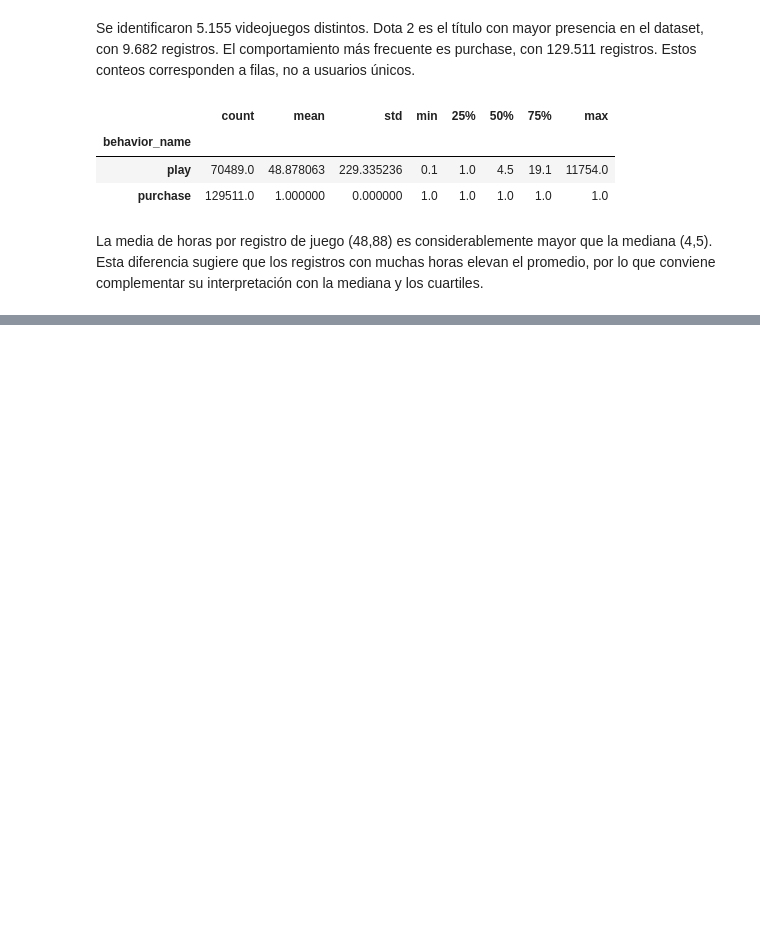
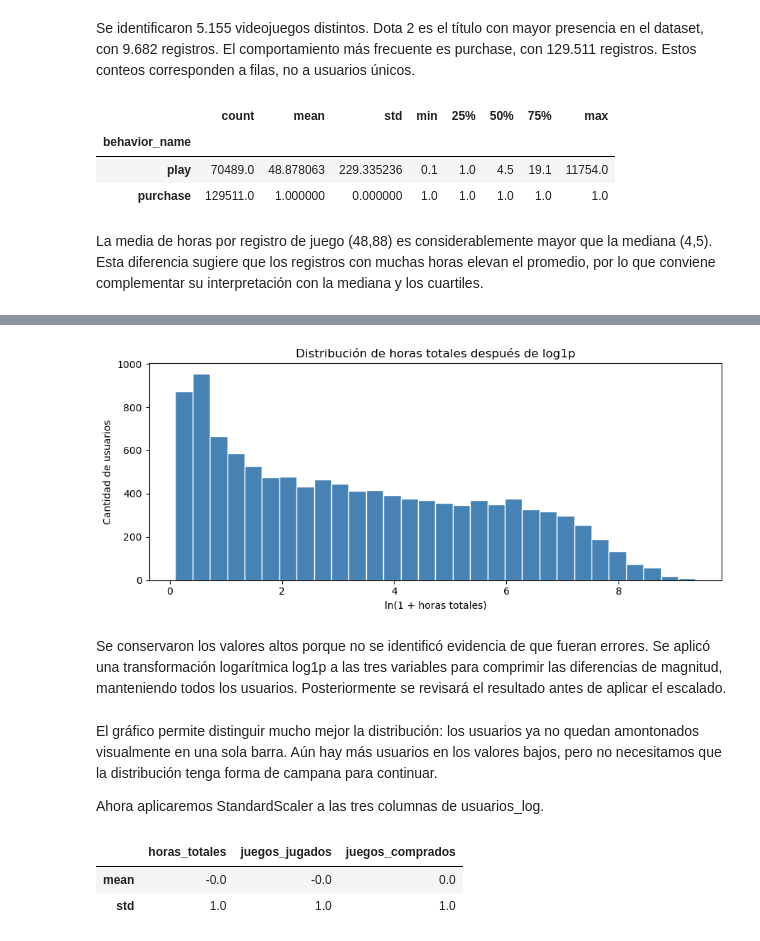
Before and after one commit to ciphervan/Entregables-BIT-IH, a Jupyter notebook: Entregas/Aprendizaje-no-supervisado/Notebooks/Exploracion de datos.ipynb, the cells around one changed output, grey strips where cells are left out. Drawn from its saved outputs; the diff is of its cells as text; code cells hidden in the pictures; blank space fills up the shorter version.

```diff
--- a/Entregas/Aprendizaje-no-supervisado/Notebooks/Exploracion de datos.ipynb
+++ b/Entregas/Aprendizaje-no-supervisado/Notebooks/Exploracion de datos.ipynb
@@ -166,0 +381,10 @@ La media de horas por registro de juego (48,88) es considerablemente mayor que l
+# %%
+usuarios_play = pd.concat(
+    [
+        horas_por_usuario.rename('horas_totales'),
+        juegos_por_usuario.rename('juegos_jugados')
+    ],
+    axis=1
+)
+
+usuarios_play.head()
@@ -166,0 +411,10 @@ La media de horas por registro de juego (48,88) es considerablemente mayor que l
+# %%
+purchase = df_limpio[df_limpio['behavior_name'] == 'purchase']
+
+juegos_comprados = (
+    purchase.groupby('user_id')['game']
+    .nunique()
+    .rename('juegos_comprados')
+)
+
+usuarios = usuarios_play.join(juegos_comprados, how='left')
@@ -166,0 +449,6 @@ La media de horas por registro de juego (48,88) es considerablemente mayor que l
+# %%
+import numpy as np
+
+usuarios_log = np.log1p(usuarios)
+
+usuarios_log.head()
@@ -166,0 +463,25 @@ La media de horas por registro de juego (48,88) es considerablemente mayor que l
+# %%
+import matplotlib.pyplot as plt
+
+plt.figure(figsize=(9, 4))
+
+plt.hist(
+    usuarios_log['horas_totales'],
+    bins=30,
+    color='steelblue',
+    edgecolor='white'
+)
+
+plt.title('Distribución de horas totales después de log1p')
+plt.xlabel('ln(1 + horas totales)')
+plt.ylabel('Cantidad de usuarios')
+plt.tight_layout()
+plt.show()
+# %% [output]
+[figure, added]
+# %% [markdown]
+Se conservaron los valores altos porque no se identificó evidencia de que fueran errores. Se aplicó una transformación logarítmica log1p a las tres variables para comprimir las diferencias de magnitud, manteniendo todos los usuarios. Posteriormente se revisará el resultado antes de aplicar el escalado.
+# %% [markdown]
+El gráfico permite distinguir mucho mejor la distribución: los usuarios ya no quedan amontonados visualmente en una sola barra. Aún hay más usuarios en los valores bajos, pero no necesitamos que la distribución tenga forma de campana para continuar.
+
+Ahora aplicaremos StandardScaler a las tres columnas de usuarios_log.
@@ -166,0 +498,6 @@ La media de horas por registro de juego (48,88) es considerablemente mayor que l
+# %%
+usuarios_escalados.agg(['mean', 'std']).round(3)
+# %% [output]
+|  | horas_totales | juegos_jugados | juegos_comprados |
+| mean | -0.0 | -0.0 | 0.0 |
+| std | 1.0 | 1.0 | 1.0 |
```
Also changed, not shown: parts of 41 cells of this notebook.
